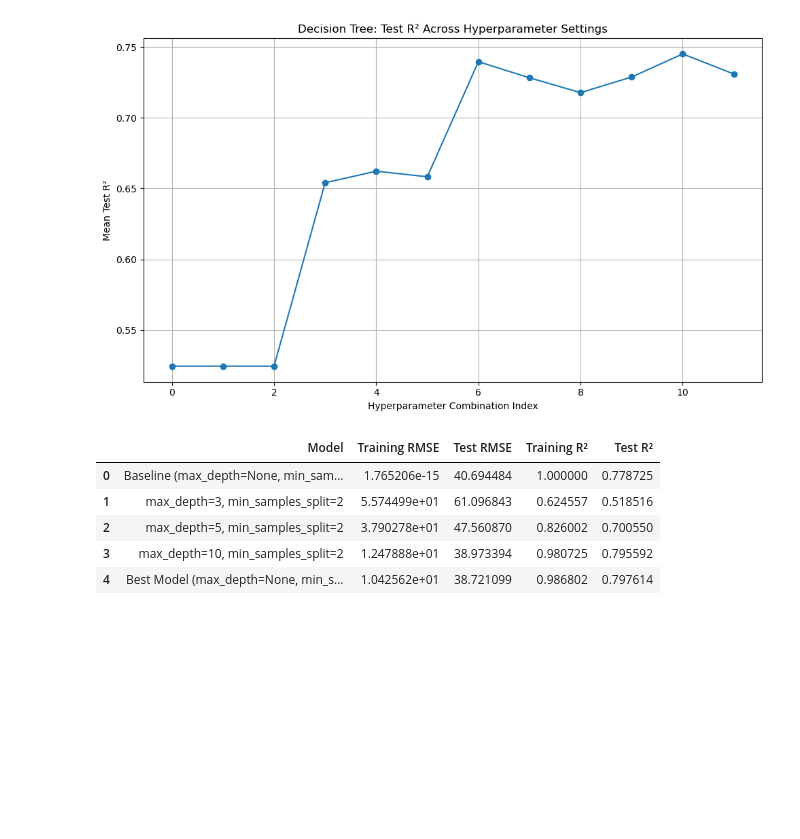
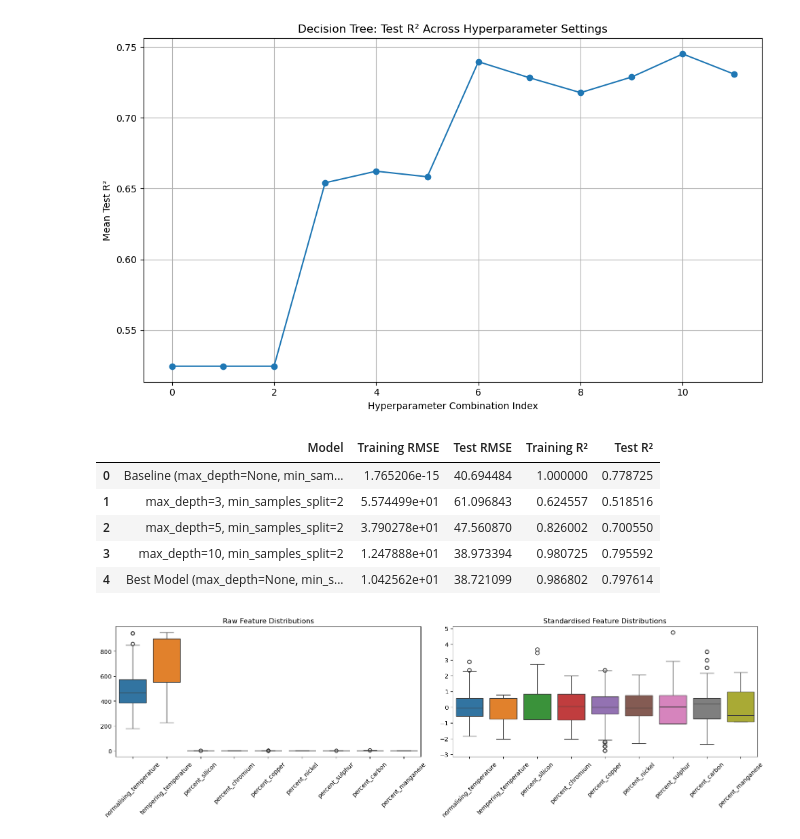
Before and after one commit to Kellylin-x/CT4101-Assignment2, a Jupyter notebook: notebooks/Assignment2_Regressor.ipynb, the cells around one changed output. Cells and saved outputs as stored; diff of their text form; code cells hidden in the pictures; blank space fills up the shorter version.

Commit message:
Implement KNN tuning, generate visualisations, and add Decision Tree vs KNN comparison plots

```diff
--- a/notebooks/Assignment2_Regressor.ipynb
+++ b/notebooks/Assignment2_Regressor.ipynb
@@ -258,3 +258,32 @@ dt_comparison_table
 | 2 | max_depth=5, min_samples_split=2 | 3.790278e+01 | 47.560870 | 0.826002 | 0.700550 |
 | 3 | max_depth=10, min_samples_split=2 | 1.247888e+01 | 38.973394 | 0.980725 | 0.795592 |
 | 4 | Best Model (max_depth=None, min_s... | 1.042562e+01 | 38.721099 | 0.986802 | 0.797614 |
+# %%
+import matplotlib.pyplot as plt
+import seaborn as sns
+from sklearn.preprocessing import StandardScaler
+import pandas as pd
+
+df = pd.read_csv("../data/steel.csv")
+
+scaler = StandardScaler()
+scaled = scaler.fit_transform(df.drop(columns=["tensile_strength"]))
+scaled_df = pd.DataFrame(scaled, columns=df.drop(columns=["tensile_strength"]).columns)
+
+plt.figure(figsize=(16,5))
+
+plt.subplot(1,2,1)
+sns.boxplot(data=df.drop(columns=["tensile_strength"]))
+plt.title("Raw Feature Distributions")
+plt.xticks(rotation=45)
+
+plt.subplot(1,2,2)
+sns.boxplot(data=scaled_df)
+plt.title("Standardised Feature Distributions")
+plt.xticks(rotation=45)
+
+plt.tight_layout()
+plt.savefig("../figures/figure5_knn_scaling.png", dpi=300)
+plt.show()
+# %% [output]
+[figure, added]
```
Also changed, not shown: parts of 4 cells of this notebook, 6 other files.
